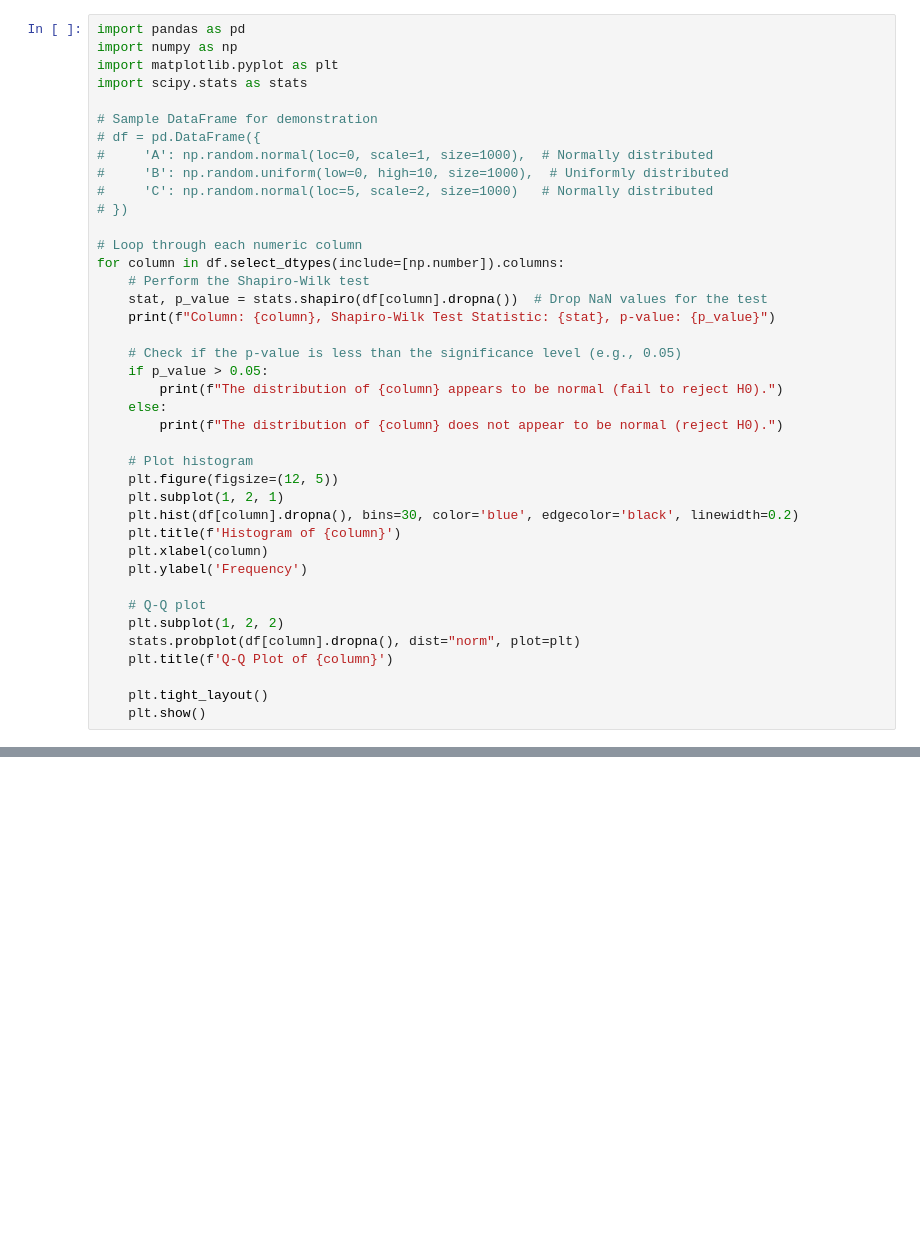
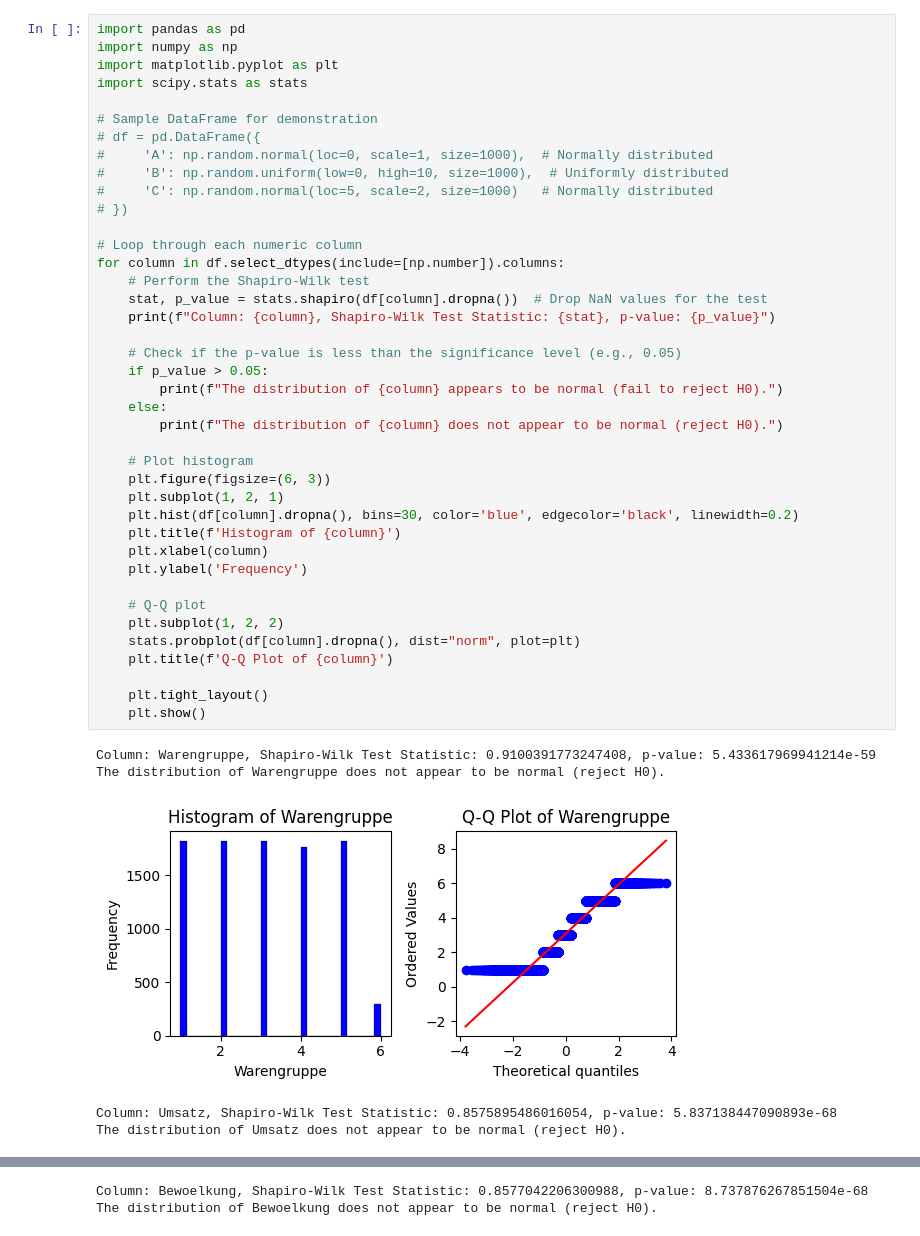
Before and after one commit to boeema/Data-Science-Gruppe-2-, a Jupyter notebook: 0_DataPreparation/dataexploration.ipynb, the cells around one changed output, grey strips where cells are left out. Saved outputs shown, nothing was run; the diff lists cells and outputs as text; blank space fills up the shorter version.

```diff
--- a/0_DataPreparation/dataexploration.ipynb
+++ b/0_DataPreparation/dataexploration.ipynb
@@ -91,31 +154,37 @@ import scipy.stats as stats
 #     'B': np.random.uniform(low=0, high=10, size=1000),  # Uniformly distributed
 #     'C': np.random.normal(loc=5, scale=2, size=1000)   # Normally distributed
 # })
 
 # Loop through each numeric column
 for column in df.select_dtypes(include=[np.number]).columns:
     # Perform the Shapiro-Wilk test
     stat, p_value = stats.shapiro(df[column].dropna())  # Drop NaN values for the test
     print(f"Column: {column}, Shapiro-Wilk Test Statistic: {stat}, p-value: {p_value}")
 
     # Check if the p-value is less than the significance level (e.g., 0.05)
     if p_value > 0.05:
         print(f"The distribution of {column} appears to be normal (fail to reject H0).")
     else:
         print(f"The distribution of {column} does not appear to be normal (reject H0).")
 
     # Plot histogram
-    plt.figure(figsize=(12, 5))
+    plt.figure(figsize=(6, 3))
     plt.subplot(1, 2, 1)
     plt.hist(df[column].dropna(), bins=30, color='blue', edgecolor='black', linewidth=0.2)
     plt.title(f'Histogram of {column}')
     plt.xlabel(column)
     plt.ylabel('Frequency')
 
     # Q-Q plot
     plt.subplot(1, 2, 2)
     stats.probplot(df[column].dropna(), dist="norm", plot=plt)
     plt.title(f'Q-Q Plot of {column}')
 
     plt.tight_layout()
     plt.show()
+# %% [output]
+Column: Warengruppe, Shapiro-Wilk Test Statistic: 0.9100391773247408, p-value: 5.433617969941214e-59
+The distribution of Warengruppe does not appear to be normal (reject H0).
+[figure, added]
+Column: Umsatz, Shapiro-Wilk Test Statistic: 0.8575895486016054, p-value: 5.837138447090893e-68
+The distribution of Umsatz does not appear to be normal (reject H0).
@@ -121,0 +192,2 @@ for column in df.select_dtypes(include=[np.number]).columns:
+Column: Bewoelkung, Shapiro-Wilk Test Statistic: 0.8577042206300988, p-value: 8.737876267851504e-68
+The distribution of Bewoelkung does not appear to be normal (reject H0).
```
Also changed, not shown: parts of 9 cells of this notebook.
